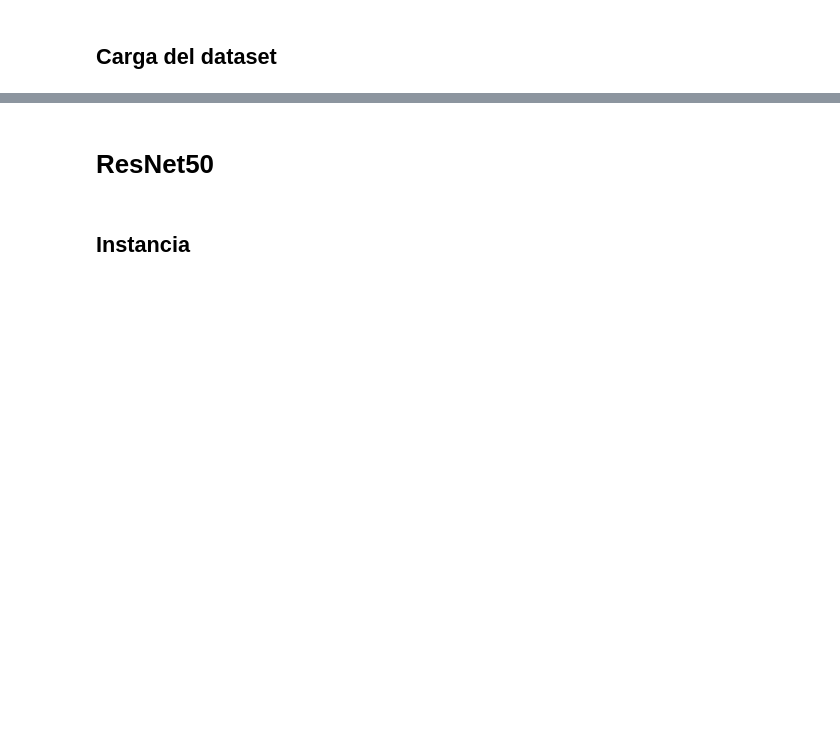
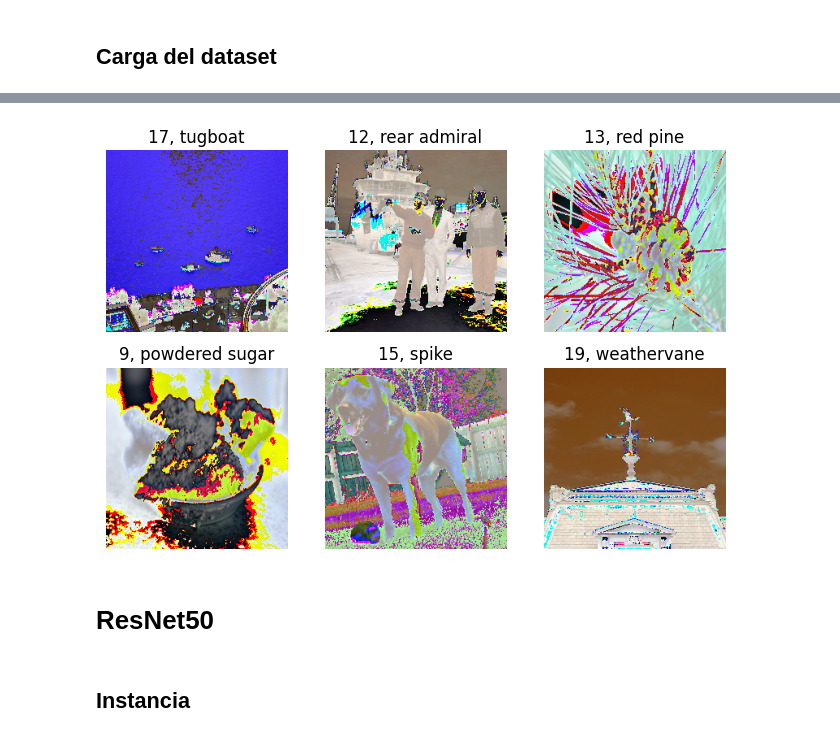
Before and after one commit to alheir/nnii-cv, a Jupyter notebook: tp02_datacentric_cv.ipynb, the cells around one changed output, grey strips where cells are left out. Cells and saved outputs as stored; diff of their text form; code cells hidden in the pictures; blank space fills up the shorter version.

```diff
--- a/tp02_datacentric_cv.ipynb
+++ b/tp02_datacentric_cv.ipynb
@@ -159,3 +229,16 @@ Validation dataset size: 13
+# %%
+num_images_to_plot = 6
+
+plt.figure(figsize=(8, 8))
+for images, labels in train_ds.take(1):
+  for i in range(num_images_to_plot):
+    ax = plt.subplot(3, 3, i + 1)
+    plt.imshow(images[i].numpy().astype("uint8"))
+    index = np.argmax(labels[i])
+    plt.title(f'{index}, {folder_list[index]}')
+    plt.axis("off")
+# %% [output]
+[figure, added]
 # %% [markdown]
 # ResNet50
 # %% [markdown]
```
Also changed, not shown: parts of 25 cells of this notebook.
